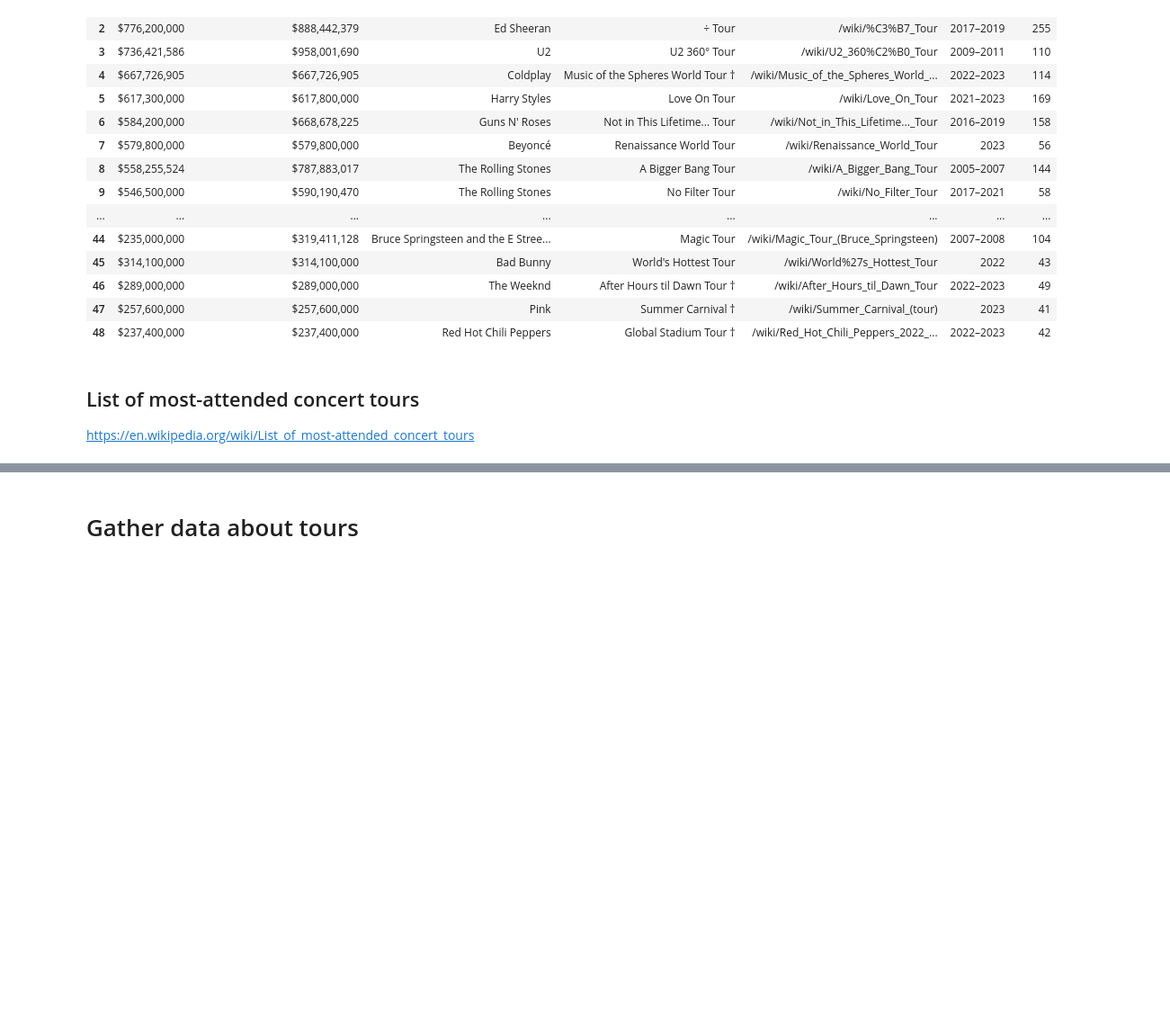
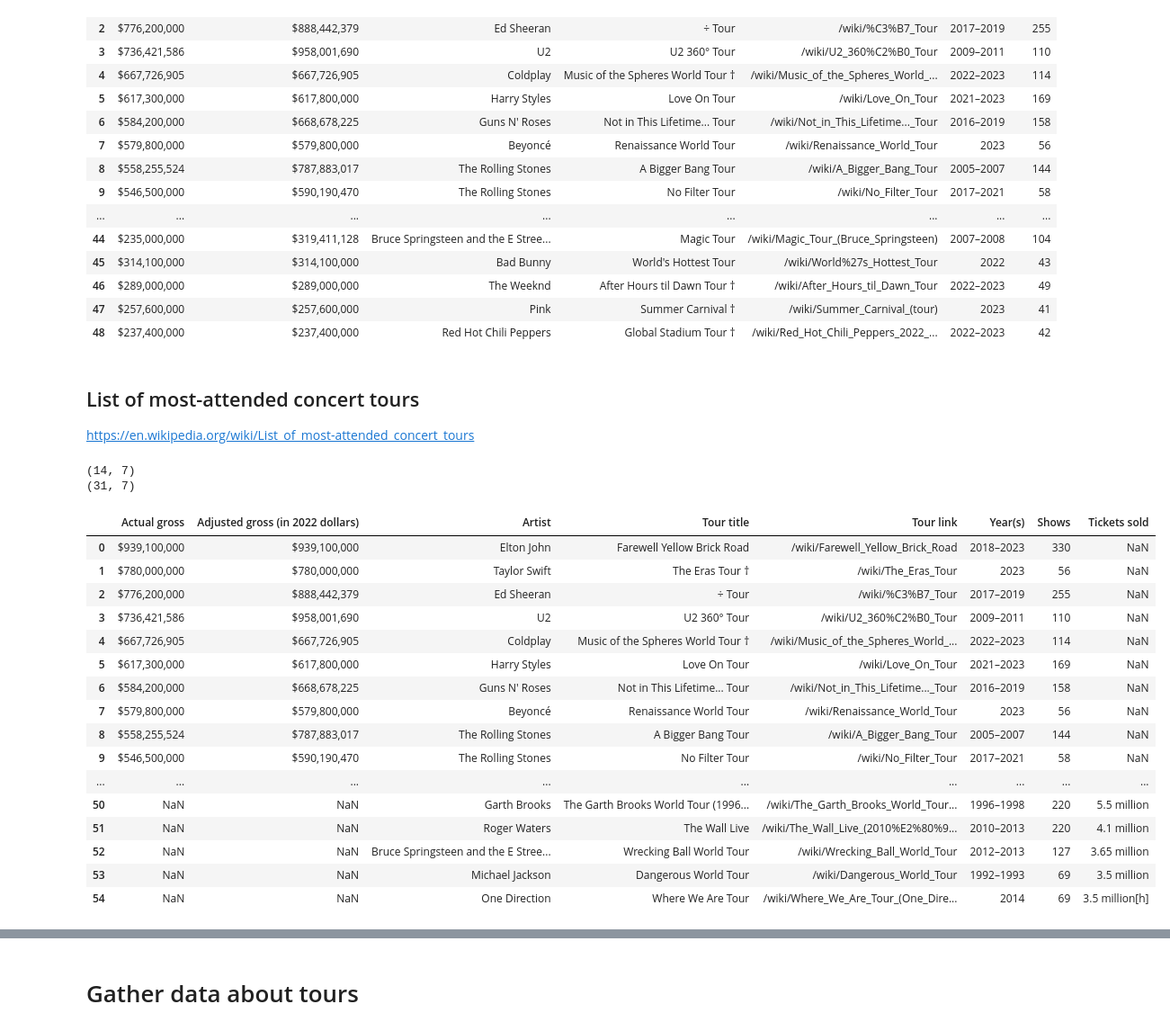
Before and after one commit to KosAqH/World-Tour-EDA, a Jupyter notebook: World Tour/data_preparation.ipynb, the cells around one changed output, grey strips where cells are left out. Shown: that part at 90% size. Saved outputs shown, nothing was run; the diff lists cells and outputs as text; code cells hidden in the pictures; blank space fills up the shorter version.

Commit message:
Prepare list of tours

```diff
--- a/World Tour/data_preparation.ipynb
+++ b/World Tour/data_preparation.ipynb
@@ -87,3 +87,37 @@ df
 # %% [markdown]
 ## List of most-attended concert tours
 https://en.wikipedia.org/wiki/List_of_most-attended_concert_tours
+# %%
+captions = [
+    "Tours attended by 5 million people or more",
+    "Tours attended by 3.5 to 4.9 million people"
+]
+URL = "https://en.wikipedia.org/wiki/List_of_most-attended_concert_tours"
+
+df_att = create_tour_list(captions, URL)
+# %% [output]
+(14, 7)
+(31, 7)
+# %%
+df_att = df_att[["Year(s)", "Tour title", "Tour link", "Artist", "Shows", "Tickets sold"]]
+df = pd.concat([df, df_att]).drop_duplicates('Tour link').reset_index(drop=True)
+# %%
+df
+# %% [output]
+|  | Actual gross | Adjusted gross (in 2022 dollars) | Artist | Tour title | Tour link | Year(s) | Shows | Tickets sold |
+| 0 | $939,100,000 | $939,100,000 | Elton John | Farewell Yellow Brick Road | /wiki/Farewell_Yellow_Brick_Road | 2018–2023 | 330 | NaN |
+| 1 | $780,000,000 | $780,000,000 | Taylor Swift | The Eras Tour † | /wiki/The_Eras_Tour | 2023 | 56 | NaN |
+| 2 | $776,200,000 | $888,442,379 | Ed Sheeran | ÷ Tour | /wiki/%C3%B7_Tour | 2017–2019 | 255 | NaN |
+| 3 | $736,421,586 | $958,001,690 | U2 | U2 360° Tour | /wiki/U2_360%C2%B0_Tour | 2009–2011 | 110 | NaN |
+| 4 | $667,726,905 | $667,726,905 | Coldplay | Music of the Spheres World Tour † | /wiki/Music_of_the_Spheres_World_... | 2022–2023 | 114 | NaN |
+| 5 | $617,300,000 | $617,800,000 | Harry Styles | Love On Tour | /wiki/Love_On_Tour | 2021–2023 | 169 | NaN |
+| 6 | $584,200,000 | $668,678,225 | Guns N' Roses | Not in This Lifetime... Tour | /wiki/Not_in_This_Lifetime..._Tour | 2016–2019 | 158 | NaN |
+| 7 | $579,800,000 | $579,800,000 | Beyoncé | Renaissance World Tour | /wiki/Renaissance_World_Tour | 2023 | 56 | NaN |
+| 8 | $558,255,524 | $787,883,017 | The Rolling Stones | A Bigger Bang Tour | /wiki/A_Bigger_Bang_Tour | 2005–2007 | 144 | NaN |
+| 9 | $546,500,000 | $590,190,470 | The Rolling Stones | No Filter Tour | /wiki/No_Filter_Tour | 2017–2021 | 58 | NaN |
+| ... | ... | ... | ... | ... | ... | ... | ... | ... |
+| 50 | NaN | NaN | Garth Brooks | The Garth Brooks World Tour (1996... | /wiki/The_Garth_Brooks_World_Tour... | 1996–1998 | 220 | 5.5 million |
+| 51 | NaN | NaN | Roger Waters | The Wall Live | /wiki/The_Wall_Live_(2010%E2%80%9... | 2010–2013 | 220 | 4.1 million |
+| 52 | NaN | NaN | Bruce Springsteen and the E Stree... | Wrecking Ball World Tour | /wiki/Wrecking_Ball_World_Tour | 2012–2013 | 127 | 3.65 million |
+| 53 | NaN | NaN | Michael Jackson | Dangerous World Tour | /wiki/Dangerous_World_Tour | 1992–1993 | 69 | 3.5 million |
+| 54 | NaN | NaN | One Direction | Where We Are Tour | /wiki/Where_We_Are_Tour_(One_Dire... | 2014 | 69 | 3.5 million[h] |
```
Also changed, not shown: parts of 2 cells of this notebook.
